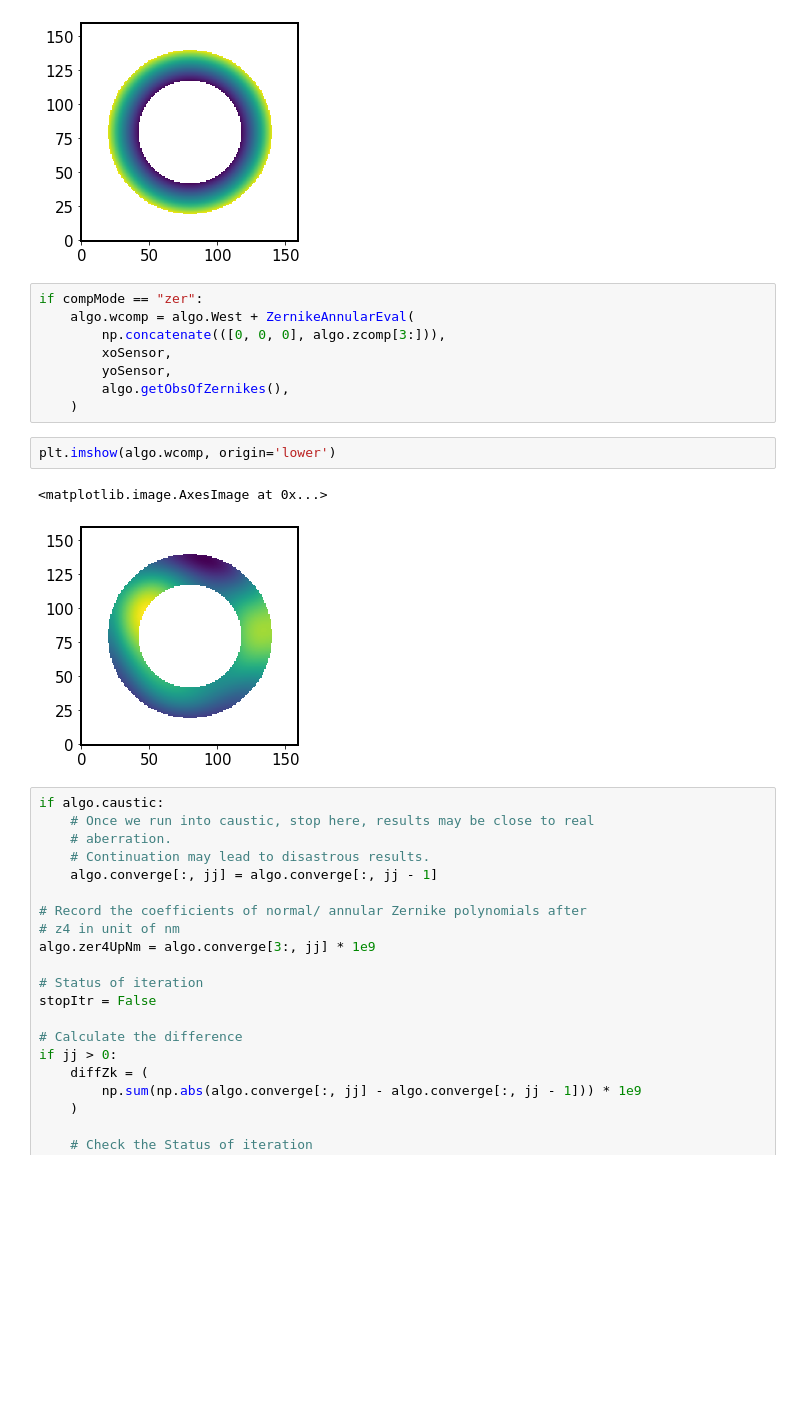
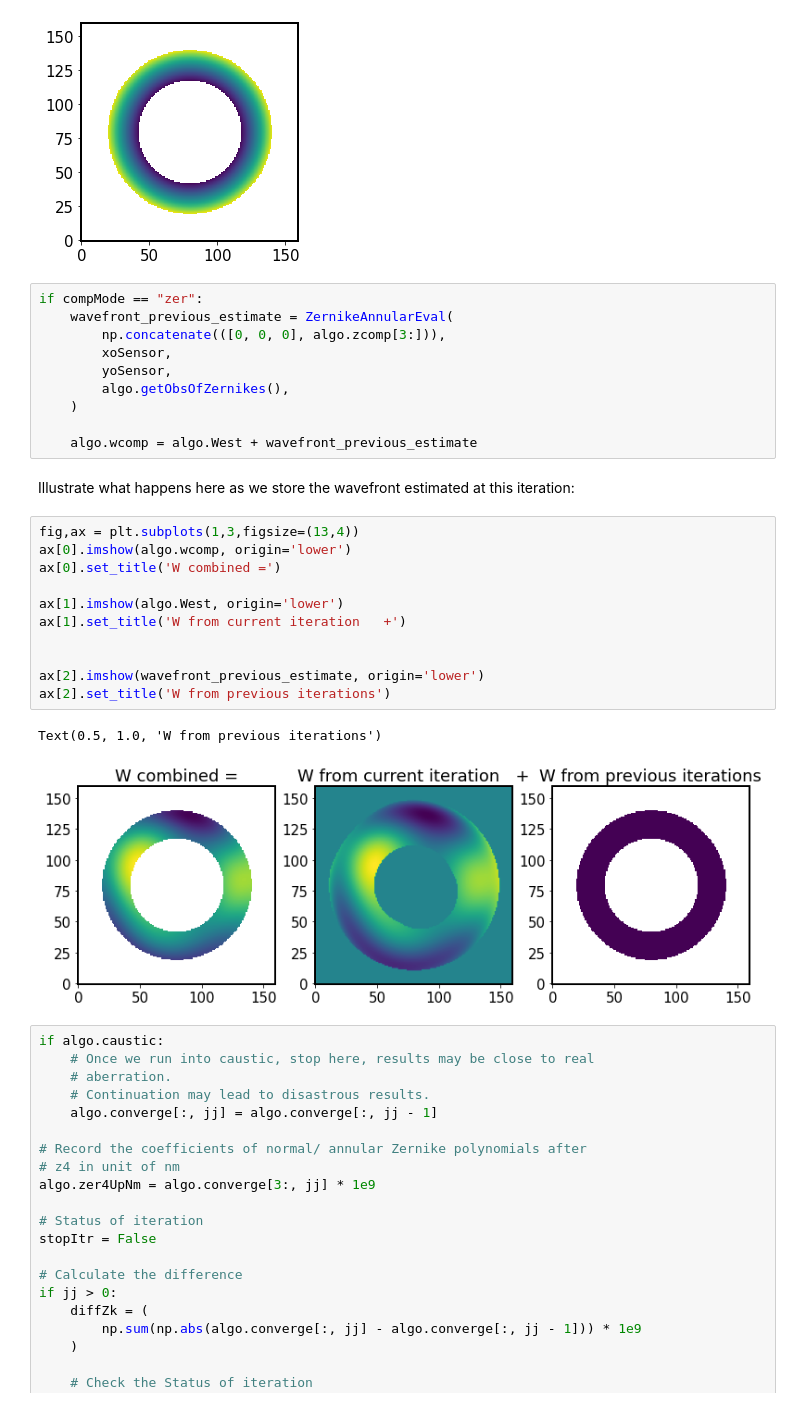
Before and after one commit to lsst-sitcom/sitcomtn-046, a Jupyter notebook: index.ipynb, the cells around one changed output. Drawn from its saved outputs; the diff is of its cells as text; blank space fills up the shorter version.

```diff
--- a/index.ipynb
+++ b/index.ipynb
@@ -1317,17 +1435,30 @@ plt.imshow(r2Sensor, origin='lower')
 [figure]
 # %%
 if compMode == "zer":
-    algo.wcomp = algo.West + ZernikeAnnularEval(
+    wavefront_previous_estimate = ZernikeAnnularEval(
         np.concatenate(([0, 0, 0], algo.zcomp[3:])),
         xoSensor,
         yoSensor,
         algo.getObsOfZernikes(),
     )
+
+    algo.wcomp = algo.West + wavefront_previous_estimate
-# %%
-plt.imshow(algo.wcomp, origin='lower')
-# %% [output]
-<matplotlib.image.AxesImage at 0x...>
-[figure, removed]
+# %% [markdown]
+Illustrate what happens here as we store the wavefront estimated at this iteration:
+# %%
+fig,ax = plt.subplots(1,3,figsize=(13,4))
+ax[0].imshow(algo.wcomp, origin='lower')
+ax[0].set_title('W combined =')
+
+ax[1].imshow(algo.West, origin='lower')
+ax[1].set_title('W from current iteration   +')
+
+
+ax[2].imshow(wavefront_previous_estimate, origin='lower')
+ax[2].set_title('W from previous iterations')
+# %% [output]
+Text(0.5, 1.0, 'W from previous iterations')
+[figure, added]
 # %%
 if algo.caustic:
     # Once we run into caustic, stop here, results may be close to real
```
Also changed, not shown: parts of 33 cells of this notebook.
